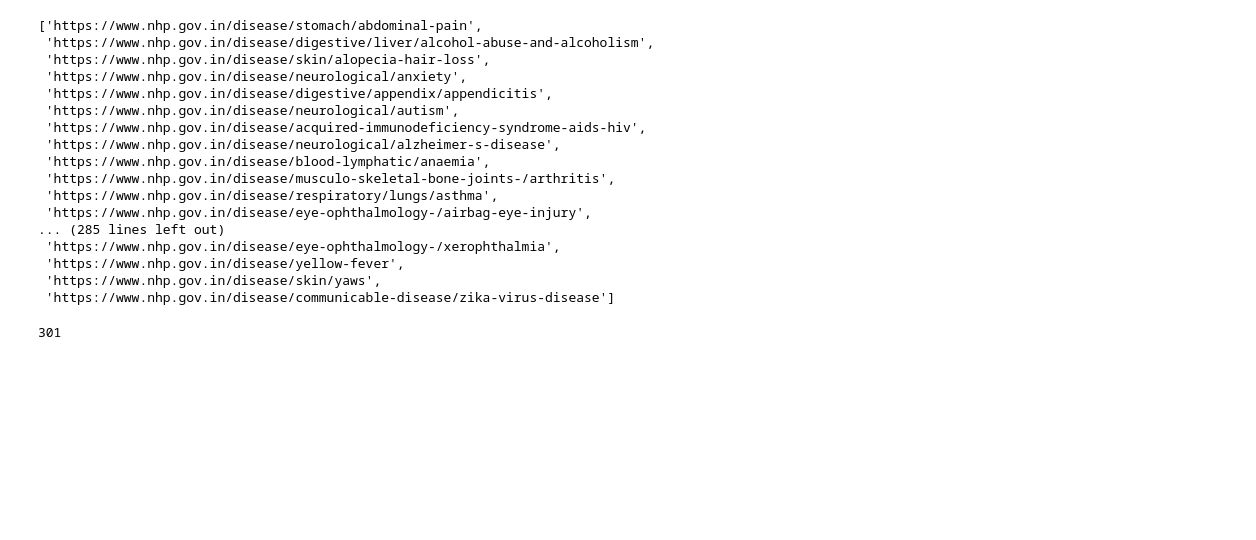
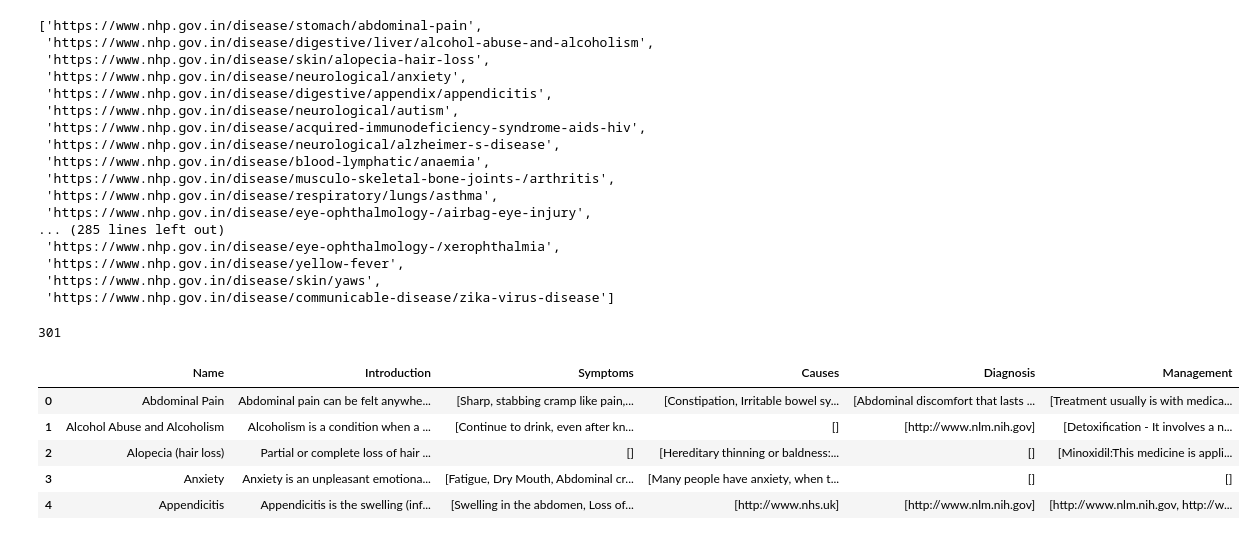
Before and after one commit to MediKnot/MediKnot-DataAnalysis, a Jupyter notebook: DiseaseDataWebScrap.ipynb, the cells around one changed output. Cells and saved outputs as stored; diff of their text form; code cells hidden in the pictures; blank space fills up the shorter version.

```diff
--- a/DiseaseDataWebScrap.ipynb
+++ b/DiseaseDataWebScrap.ipynb
@@ -89,3 +90,13 @@ for url in tqdm(diseasesUrlList[68+93:]):
     points = [point.get_text() for point in tab_data.find_all('li')]
     data[tab] = [re.sub('(\n|\r|\t|\xa0)', '', point) for point in points]
   write_json(data)
+# %%
+df = pd.read_json('./Data/disease_data.json')
+df.head()
+# %% [output]
+|  | Name | Introduction | Symptoms | Causes | Diagnosis | Management |
+| 0 | Abdominal Pain | Abdominal pain can be felt anywhe... | [Sharp, stabbing cramp like pain,... | [Constipation, Irritable bowel sy... | [Abdominal discomfort that lasts ... | [Treatment usually is with medica... |
+| 1 | Alcohol Abuse and Alcoholism | Alcoholism is a condition when a ... | [Continue to drink, even after kn... | [] | [http://www.nlm.nih.gov] | [Detoxification - It involves a n... |
+| 2 | Alopecia (hair loss) | Partial or complete loss of hair ... | [] | [Hereditary thinning or baldness:... | [] | [Minoxidil:This medicine is appli... |
+| 3 | Anxiety | Anxiety is an unpleasant emotiona... | [Fatigue, Dry Mouth, Abdominal cr... | [Many people have anxiety, when t... | [] | [] |
+| 4 | Appendicitis | Appendicitis is the swelling (inf... | [Swelling in the abdomen, Loss of... | [http://www.nhs.uk] | [http://www.nlm.nih.gov] | [http://www.nlm.nih.gov, http://w... |
```
Also changed, not shown: parts of 11 cells of this notebook.
